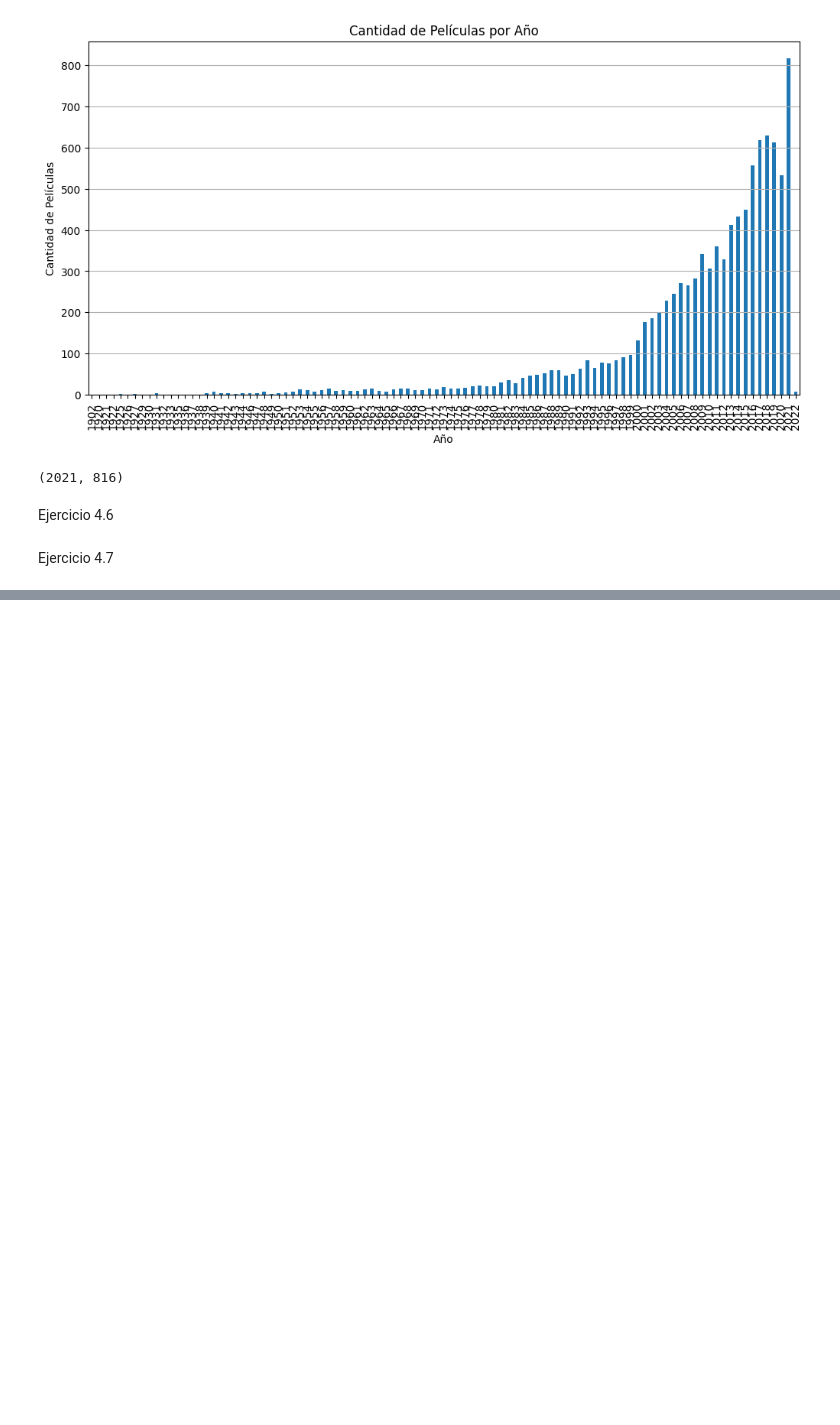
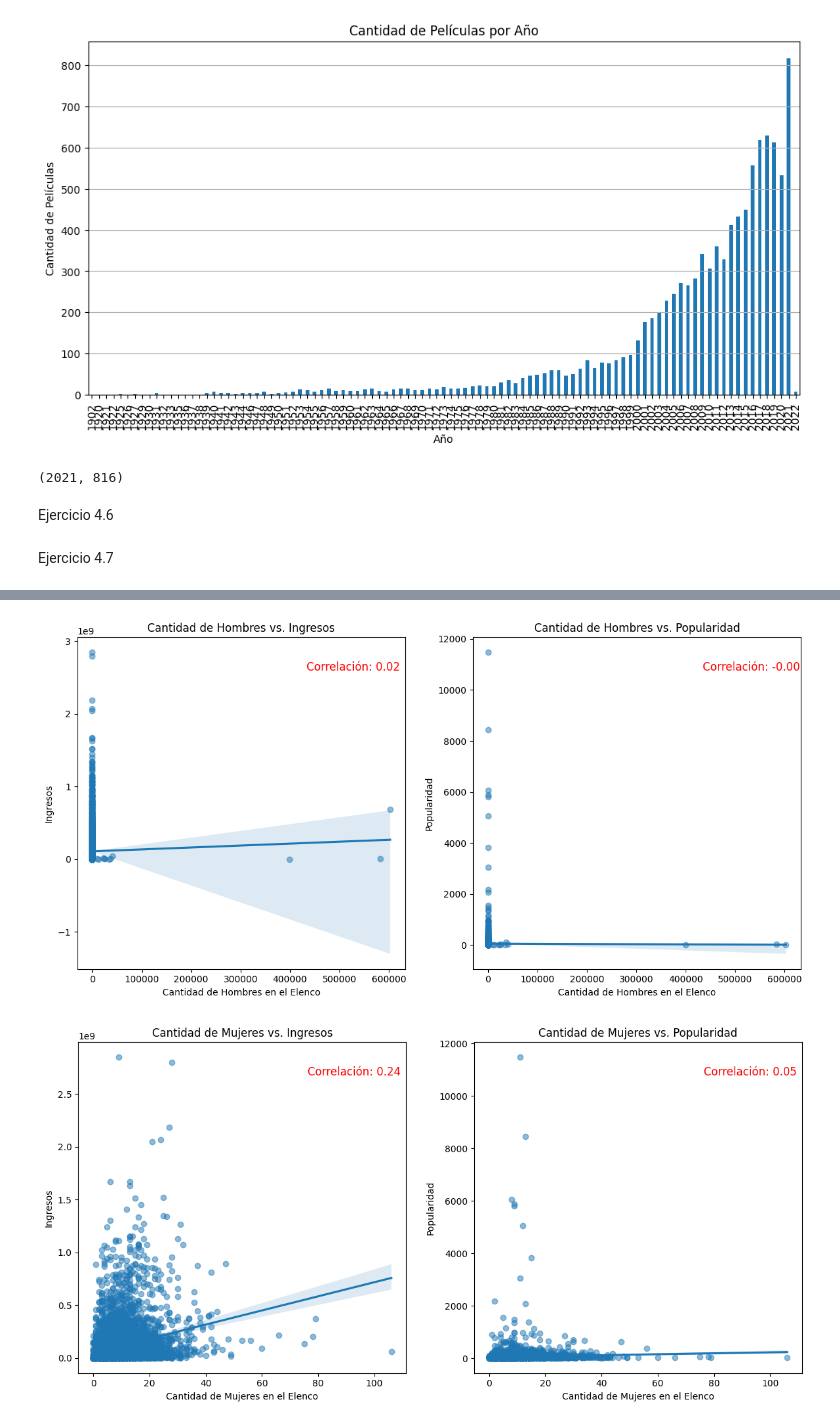
Before and after one commit to Arthurs101/HT-1DATAMINING, a Jupyter notebook: HT.ipynb, the cells around one changed output, grey strips where cells are left out. Cells and saved outputs as stored; diff of their text form; code cells hidden in the pictures; blank space fills up the shorter version.

```diff
--- a/HT.ipynb
+++ b/HT.ipynb
@@ -156,0 +267,79 @@ print("Genero principal con mayores ganancias:", sorted_genres_by_profit.idxmax(
+# %%
+import seaborn as sns
+import matplotlib.pyplot as plt
+from scipy.stats import pearsonr
+
+# Suponiendo que ya tienes cargado tu DataFrame llamado moviesdf
+
+# Limpiar la data: Asegurar que 'castWomenAmount' y 'castMenAmount' son numéricos y mayores que 0
+moviesdf_clean = moviesdf.loc[
+    (moviesdf["castWomenAmount"].apply(lambda x: x.isdigit())) &
+    (moviesdf["castMenAmount"].apply(lambda x: x.isdigit()))
+]
+
+# Asegurar que los ingresos sean mayores que 0 y numéricos
+moviesdf_clean = moviesdf_clean[moviesdf_clean["revenue"].apply(lambda x: isinstance(x, (int, float)) and x > 0)]
+
+# Convertir columnas a tipos numéricos
+moviesdf_clean["castMenAmount"] = pd.to_numeric(moviesdf_clean["castMenAmount"])
+moviesdf_clean["castWomenAmount"] = pd.to_numeric(moviesdf_clean["castWomenAmount"])
+moviesdf_clean["revenue"] = pd.to_numeric(moviesdf_clean["revenue"])
+moviesdf_clean["popularity"] = pd.to_numeric(moviesdf_clean["popularity"])
+
+
+# Scatter plot y correlación para cantidad de hombres vs. ingresos
+plt.figure(figsize=(12, 6))
+
+plt.subplot(1, 2, 1)
+sns.regplot(x='castMenAmount', y='revenue', data=moviesdf_clean, scatter_kws={'alpha': 0.5})
+plt.title('Cantidad de Hombres vs. Ingresos')
+plt.xlabel('Cantidad de Hombres en el Elenco')
+plt.ylabel('Ingresos')
+
+# Calcular la correlación entre cantidad de hombres y ingresos
+correlation_men_revenue, _ = pearsonr(moviesdf_clean['castMenAmount'], moviesdf_clean['revenue'])
+plt.text(0.7, 0.9, f'Correlación: {correlation_men_revenue:.2f}', transform=plt.gca().transAxes, fontsize=12, color='red')
+
+# Scatter plot y correlación para cantidad de hombres vs. popularidad
+plt.subplot(1, 2, 2)
+sns.regplot(x='castMenAmount', y='popularity', data=moviesdf_clean, scatter_kws={'alpha': 0.5})
+plt.title('Cantidad de Hombres vs. Popularidad')
+plt.xlabel('Cantidad de Hombres en el Elenco')
+plt.ylabel('Popularidad')
+
+# Calcular la correlación entre cantidad de hombres y popularidad
+correlation_men_popularity, _ = pearsonr(moviesdf_clean['castMenAmount'], moviesdf_clean['popularity'])
+plt.text(0.7, 0.9, f'Correlación: {correlation_men_popularity:.2f}', transform=plt.gca().transAxes, fontsize=12, color='red')
+
+plt.tight_layout()
+plt.show()
+
+# Scatter plot y correlación para cantidad de mujeres vs. ingresos
+plt.figure(figsize=(12, 6))
+
+plt.subplot(1, 2, 1)
+sns.regplot(x='castWomenAmount', y='revenue', data=moviesdf_clean, scatter_kws={'alpha': 0.5})
+plt.title('Cantidad de Mujeres vs. Ingresos')
+plt.xlabel('Cantidad de Mujeres en el Elenco')
+plt.ylabel('Ingresos')
+
+# Calcular la correlación entre cantidad de mujeres y ingresos
+correlation_women_revenue, _ = pearsonr(moviesdf_clean['castWomenAmount'], moviesdf_clean['revenue'])
+plt.text(0.7, 0.9, f'Correlación: {correlation_women_revenue:.2f}', transform=plt.gca().transAxes, fontsize=12, color='red')
+
+# Scatter plot y correlación para cantidad de mujeres vs. popularidad
+plt.subplot(1, 2, 2)
+sns.regplot(x='castWomenAmount', y='popularity', data=moviesdf_clean, scatter_kws={'alpha': 0.5})
+plt.title('Cantidad de Mujeres vs. Popularidad')
+plt.xlabel('Cantidad de Mujeres en el Elenco')
+plt.ylabel('Popularidad')
+
+# Calcular la correlación entre cantidad de mujeres y popularidad
+correlation_women_popularity, _ = pearsonr(moviesdf_clean['castWomenAmount'], moviesdf_clean['popularity'])
+plt.text(0.7, 0.9, f'Correlación: {correlation_women_popularity:.2f}', transform=plt.gca().transAxes, fontsize=12, color='red')
+
+plt.tight_layout()
+plt.show()
+# %% [output]
+[figure, added]
+[figure, added]
```
Also changed, not shown: parts of 9 cells of this notebook.
